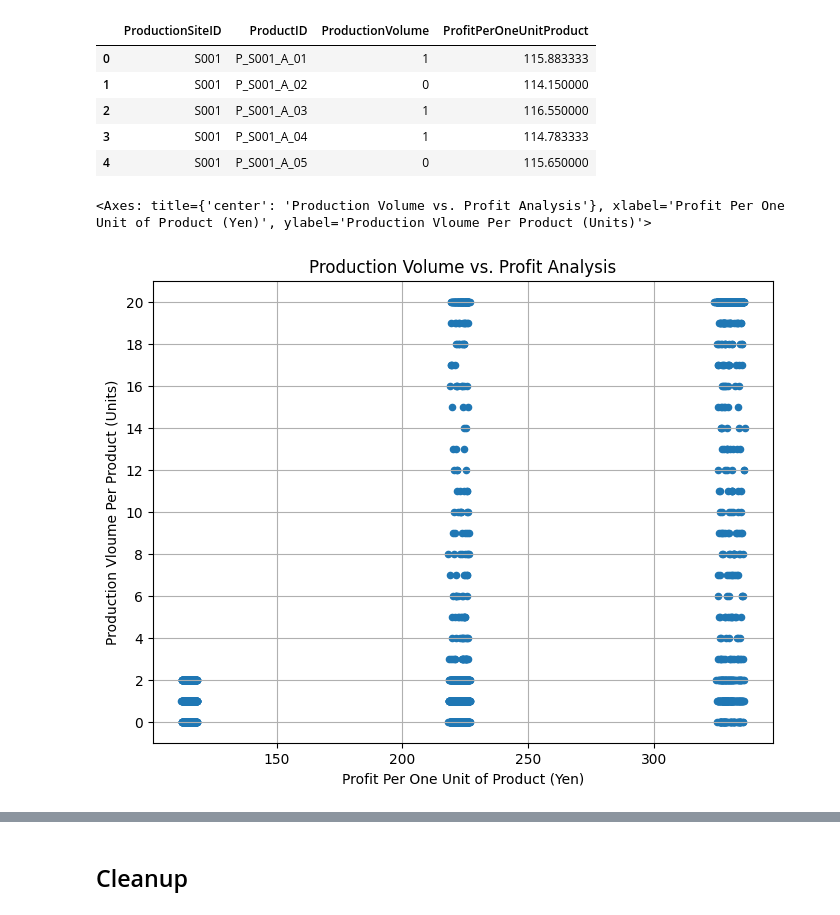
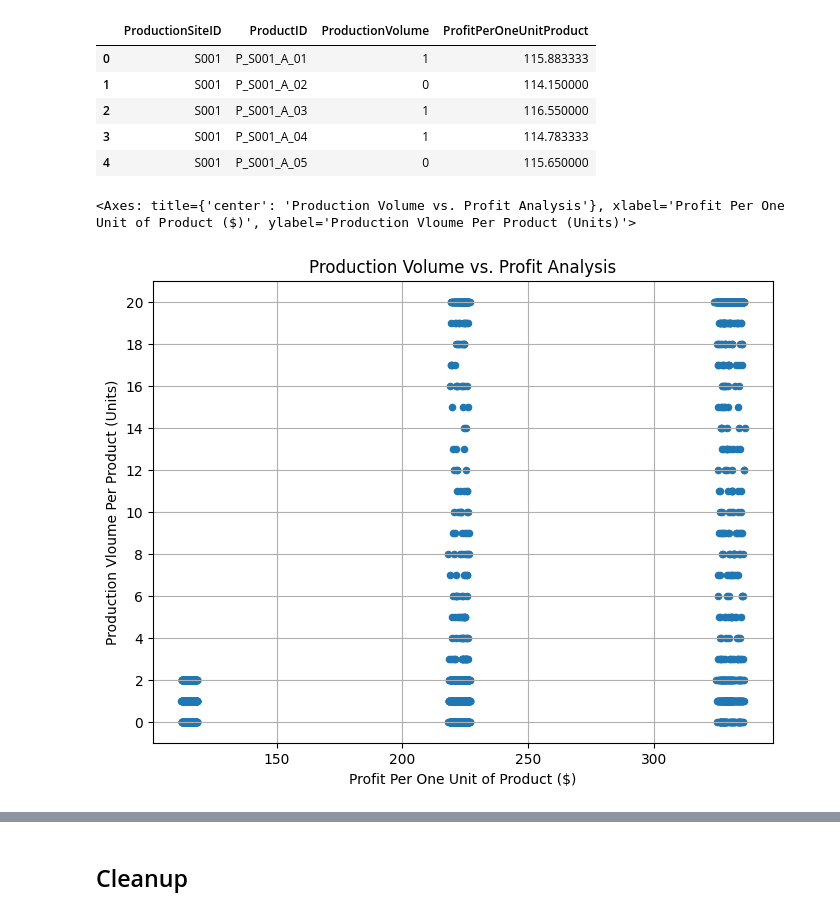
Before and after one commit to omarabdul81/MSP_Optimization_DB, a Jupyter notebook: 05_02_multisite_optimization.ipynb, the cells around one changed output, grey strips where cells are left out. Saved outputs shown, nothing was run; the diff lists cells and outputs as text; code cells hidden in the pictures.

```diff
--- a/05_02_multisite_optimization.ipynb
+++ b/05_02_multisite_optimization.ipynb
@@ -507,13 +507,13 @@ results_profit_df.head()
 | 4 | S001 | P_S001_A_05 | 0 | 115.650000 |
 # %%
 results_profit_df.plot(x="ProfitPerOneUnitProduct", y="ProductionVolume", kind="scatter",
-                      xlabel="Profit Per One Unit of Product (Yen)", ylabel="Production Vloume Per Product (Units)",
+                      xlabel="Profit Per One Unit of Product ($)", ylabel="Production Vloume Per Product (Units)",
                       yticks=np.arange(0, results_profit_df['ProductionVolume'].max()+0.5, 2, dtype=int),
                       title="Production Volume vs. Profit Analysis",
                       grid=True, figsize=(8,6))
 # %% [output]
-<Axes: title={'center': 'Production Volume vs. Profit Analysis'}, xlabel='Profit Per One Unit of Product (Yen)', ylabel='Production Vloume Per Product (Units)'>
+<Axes: title={'center': 'Production Volume vs. Profit Analysis'}, xlabel='Profit Per One Unit of Product ($)', ylabel='Production Vloume Per Product (Units)'>
-[figure, old version]
+[figure, new version]
 # %%
 sql = f"""
         WITH
```
Also changed, not shown: parts of 2 cells of this notebook.
